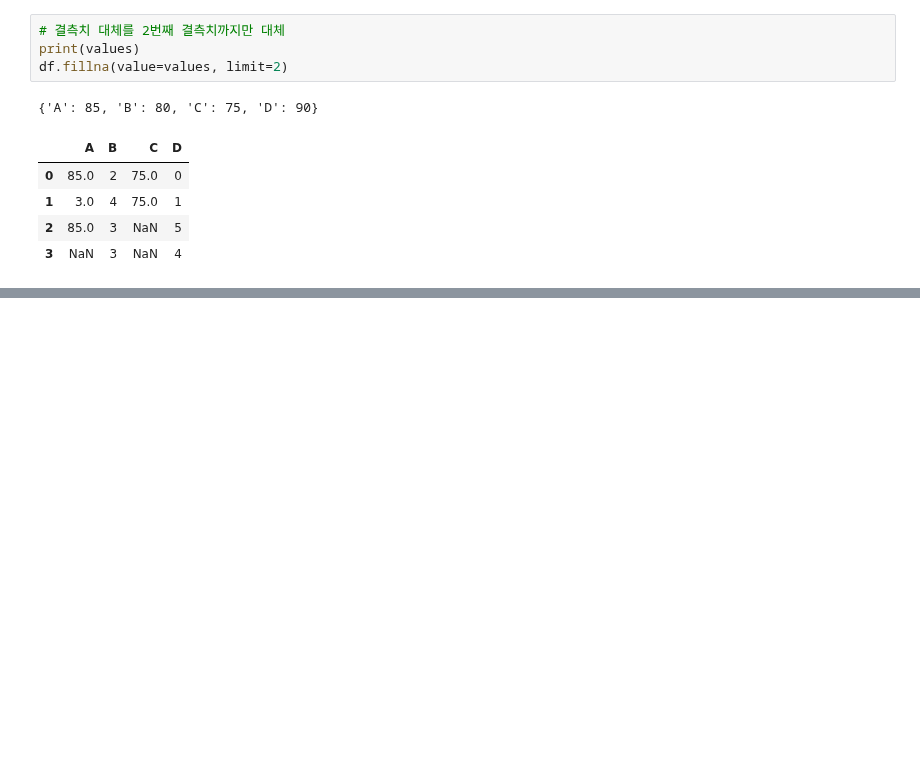
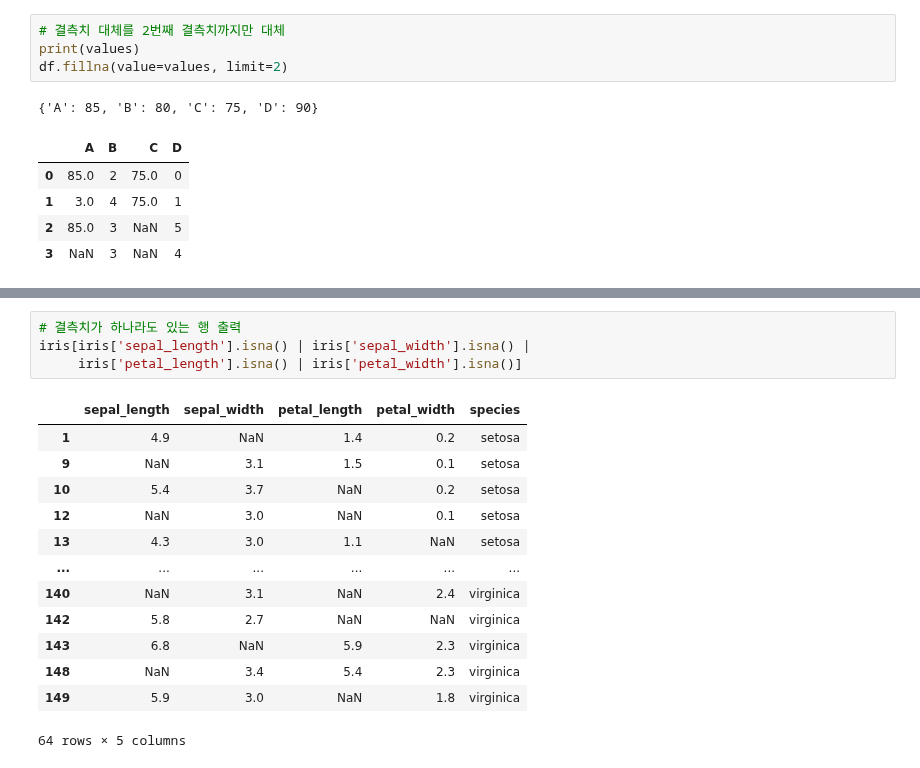
Before and after one commit to k-j-hyun/ai_x, a Jupyter notebook: source/01_python/ch11_데이터프레임과시리즈(Pandas)_9절~.ipynb, the cells around one changed output, grey strips where cells are left out. Saved outputs shown, nothing was run; the diff lists cells and outputs as text; blank space fills up the shorter version.

```diff
--- a/source/01_python/ch11_데이터프레임과시리즈(Pandas)_9절~.ipynb
+++ b/source/01_python/ch11_데이터프레임과시리즈(Pandas)_9절~.ipynb
@@ -658,0 +732,18 @@ df.fillna(value=values, limit=2)
+# %%
+# 결측치가 하나라도 있는 행 출력
+iris[iris['sepal_length'].isna() | iris['sepal_width'].isna() |
+     iris['petal_length'].isna() | iris['petal_width'].isna()]
+# %% [output]
+|  | sepal_length | sepal_width | petal_length | petal_width | species |
+| 1 | 4.9 | NaN | 1.4 | 0.2 | setosa |
+| 9 | NaN | 3.1 | 1.5 | 0.1 | setosa |
+| 10 | 5.4 | 3.7 | NaN | 0.2 | setosa |
+| 12 | NaN | 3.0 | NaN | 0.1 | setosa |
+| 13 | 4.3 | 3.0 | 1.1 | NaN | setosa |
+| ... | ... | ... | ... | ... | ... |
+| 140 | NaN | 3.1 | NaN | 2.4 | virginica |
+| 142 | 5.8 | 2.7 | NaN | NaN | virginica |
+| 143 | 6.8 | NaN | 5.9 | 2.3 | virginica |
+| 148 | NaN | 3.4 | 5.4 | 2.3 | virginica |
+| 149 | 5.9 | 3.0 | NaN | 1.8 | virginica |
+64 rows × 5 columns
```
Also changed, not shown: parts of 71 cells of this notebook, 7 other files.
